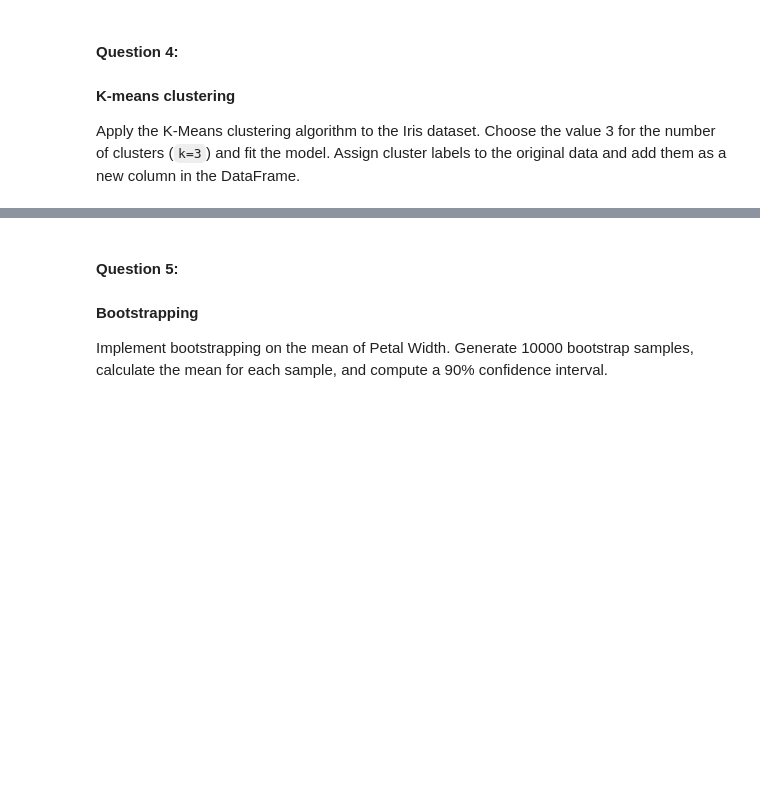
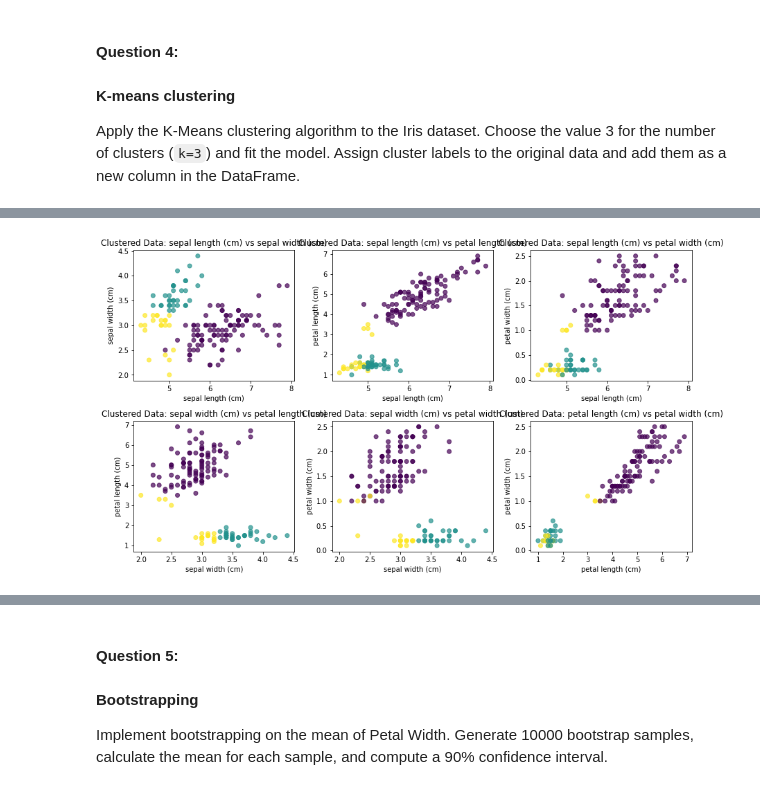
Before and after one commit to bitewulign/LCR, a Jupyter notebook: 02_activities/assignments/assignment_3.ipynb, the cells around one changed output, grey strips where cells are left out. Cells and saved outputs as stored; diff of their text form; code cells hidden in the pictures; blank space fills up the shorter version.

```diff
--- a/02_activities/assignments/assignment_3.ipynb
+++ b/02_activities/assignments/assignment_3.ipynb
@@ -212,10 +234,14 @@ Clusters based on unstandardized data may not align with actual species or natur
 Apply the K-Means clustering algorithm to the Iris dataset. Choose the value 3 for the number of clusters (`k=3`) and fit the model. Assign cluster labels to the original data and add them as a new column in the DataFrame.
 # %%
 # Your answer...
+# Apply K-Means clustering with k=3 and add cluster labels to the DataFrame.
 
-clustered_iris_data = 🤷‍♂️
+# clustered_iris_data = 🤷‍♂️
 
+# Apply K-Means clustering
+kmeans = KMeans(n_clusters=3, random_state=42)
+iris_df['Cluster'] = kmeans.fit_predict(scaled_features)
 
 # Use the helper function to plot scatter plots, colored by cluster labels
-plot_feature_pairs(clustered_iris_data, feature_names, color_labels=clustered_iris_data['Cluster'], title_prefix='Clustered Data: ')
+plot_feature_pairs(iris_df, feature_names, color_labels=iris_df['Cluster'], title_prefix='Clustered Data: ')
 # %% [output]
@@ -223,3 +248,4 @@ SyntaxError: invalid character '🤷' (U+1F937) (<ipython-input-5-78716064846e>,
+[figure, added]
 # %% [markdown]
 We chose `k=3` for the number of clusters arbitrarily. However, in a real-world scenario, it is important to determine the optimal number of clusters using appropriate methods.
 
```
Also changed, not shown: parts of 13 cells of this notebook.
